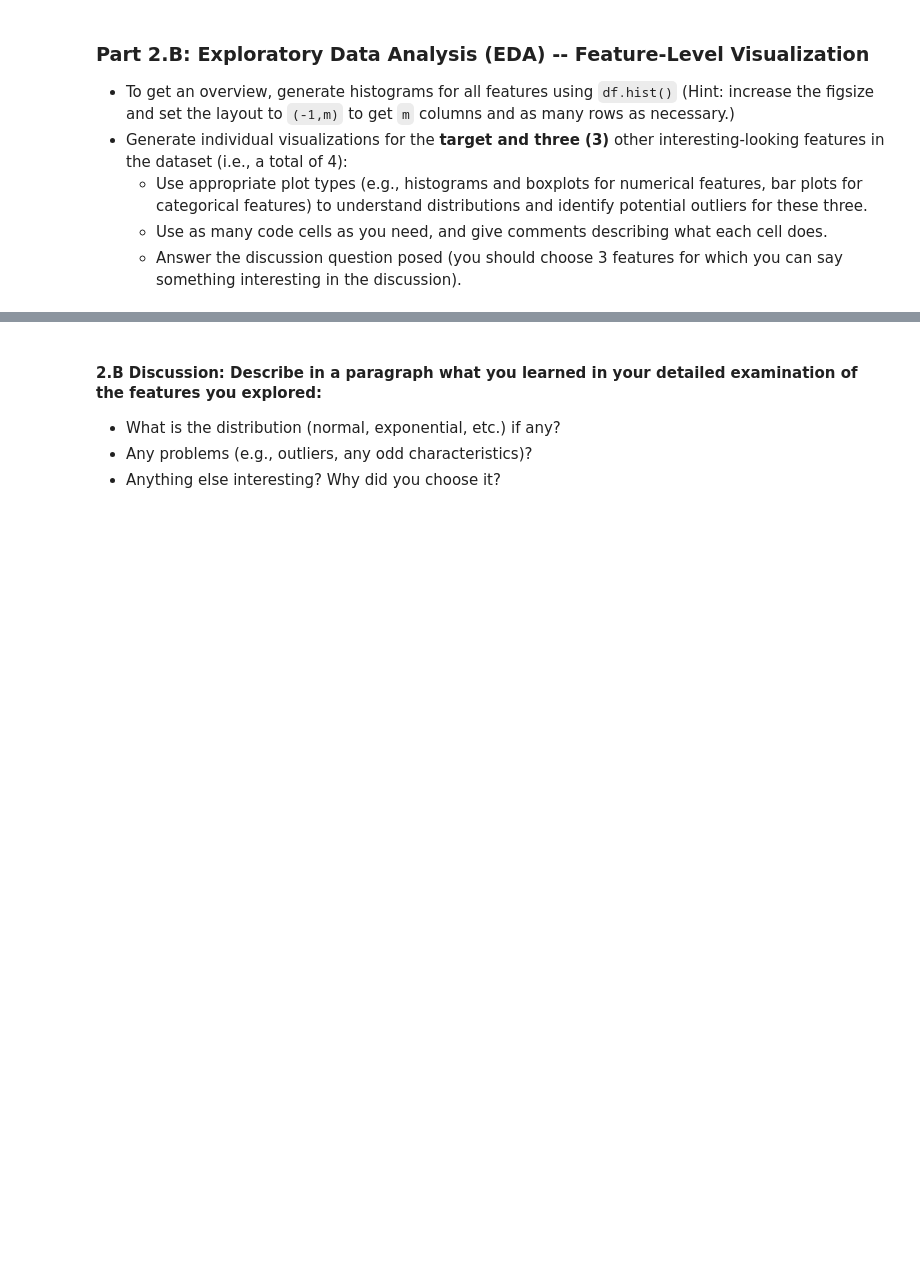
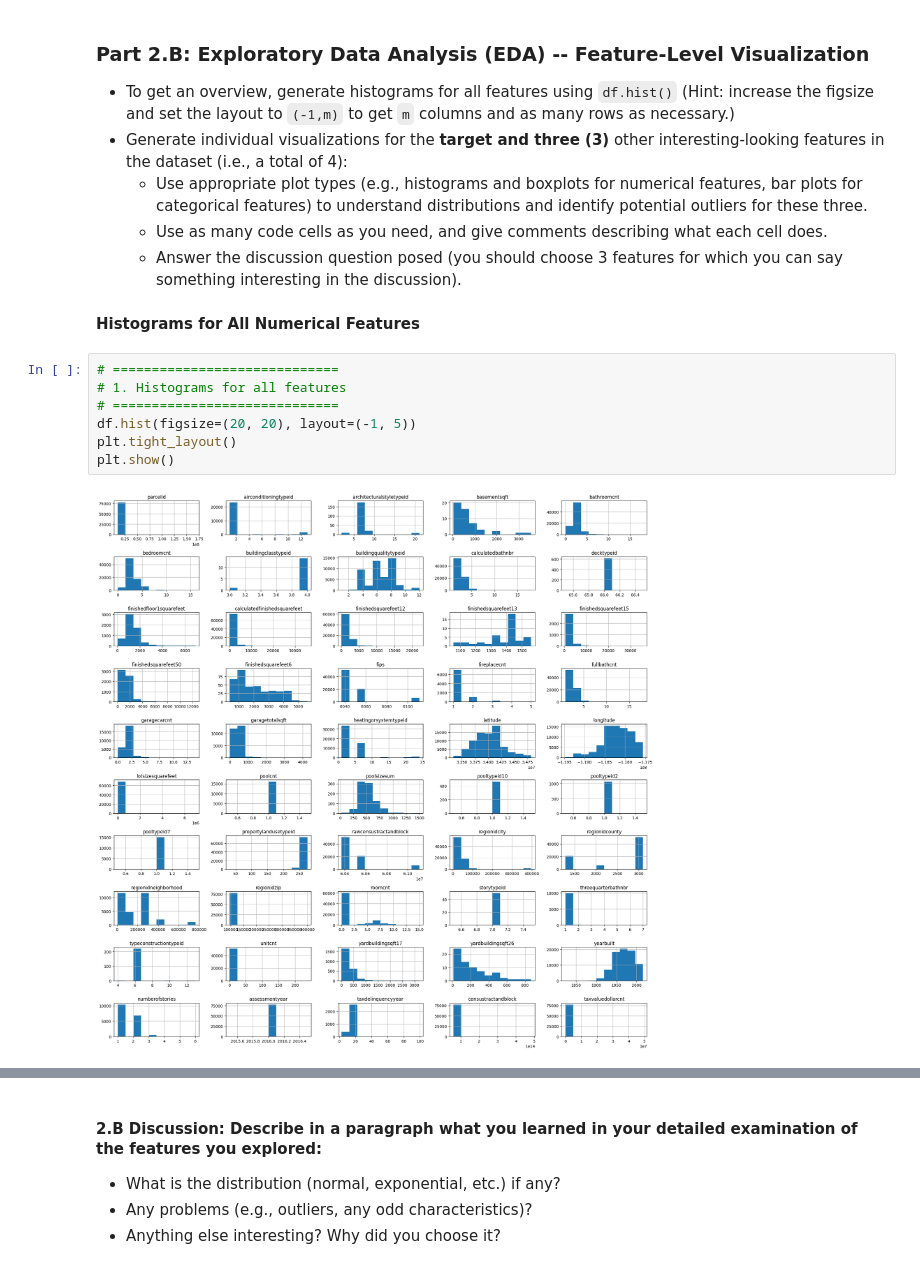
Before and after one commit to jasser-dh/Module-3-Assignments, a Jupyter notebook: Milestone_01.ipynb, the cells around one changed output, grey strips where cells are left out. Saved outputs shown, nothing was run; the diff lists cells and outputs as text; blank space fills up the shorter version.

```diff
--- a/Milestone_01.ipynb
+++ b/Milestone_01.ipynb
@@ -468,3 +468,14 @@ Yes, some features are problematic due to **too many or too few unique values**.
     - Use appropriate plot types (e.g., histograms and boxplots for numerical features, bar plots for categorical features) to understand distributions and identify potential outliers for these three.
     - Use as many code cells as you need, and give comments describing what each cell does.
     - Answer the discussion question posed (you should choose 3 features for which you can say something interesting in the discussion).
+# %% [markdown]
+**Histograms for All Numerical Features**
+# %%
+# =============================
+# 1. Histograms for all features
+# =============================
+df.hist(figsize=(20, 20), layout=(-1, 5))
+plt.tight_layout()
+plt.show()
+# %% [output]
+[figure, added]
```
Also changed, not shown: parts of 15 cells of this notebook.
